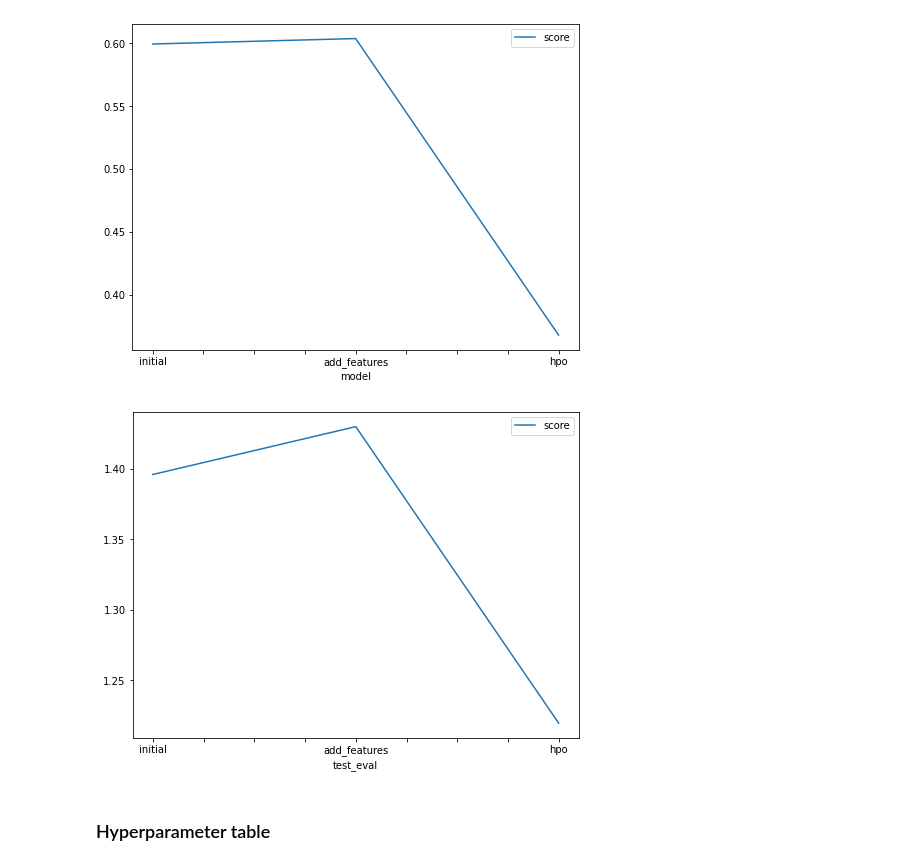
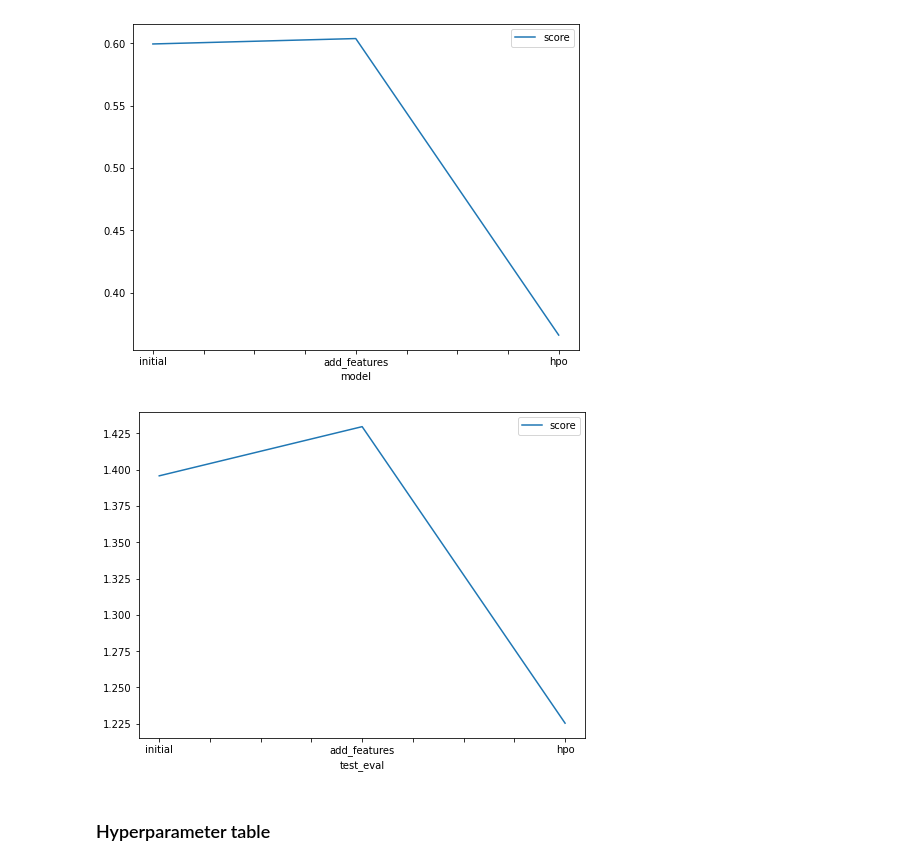
Before and after one commit to apolanco3225/Predict-Bike-Sharing-Demand-with-AutoGluon-Template-, a Jupyter notebook: project_template.ipynb, the cells around one changed output. Drawn from its saved outputs; the diff is of its cells as text; code cells hidden in the pictures.

```diff
--- a/project_template.ipynb
+++ b/project_template.ipynb
@@ -717,14 +706,14 @@ fig.savefig('model_train_score.png')
 # %%
 # Take the 3 kaggle scores and creating a line plot to show improvement
 fig = pd.DataFrame(
     {
         "test_eval": ["initial", "add_features", "hpo"],
-        "score": [1.39581 , 1.42969 , 1.21963]
+        "score": [1.39581 , 1.42969 , 1.225388]
     }
 ).plot(x="test_eval", y="score", figsize=(8, 6)).get_figure()
 fig.savefig('model_test_score.png')
 # %% [output]
-[figure, old version]
+[figure, new version]
 # %% [markdown]
 ### Hyperparameter table
 # %%
```
Also changed, not shown: parts of 7 cells of this notebook, 1 other file.
